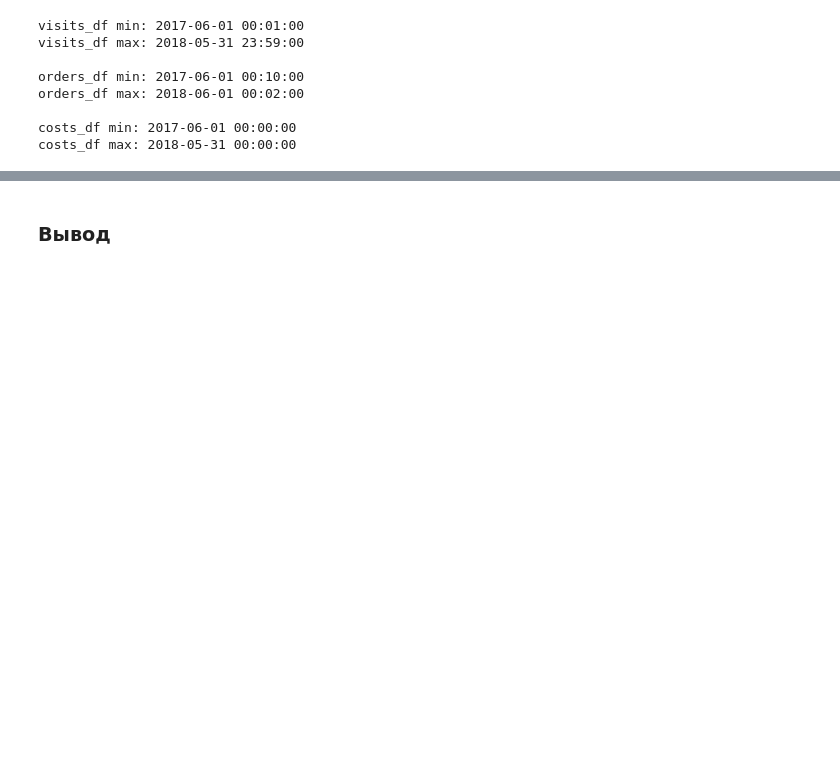
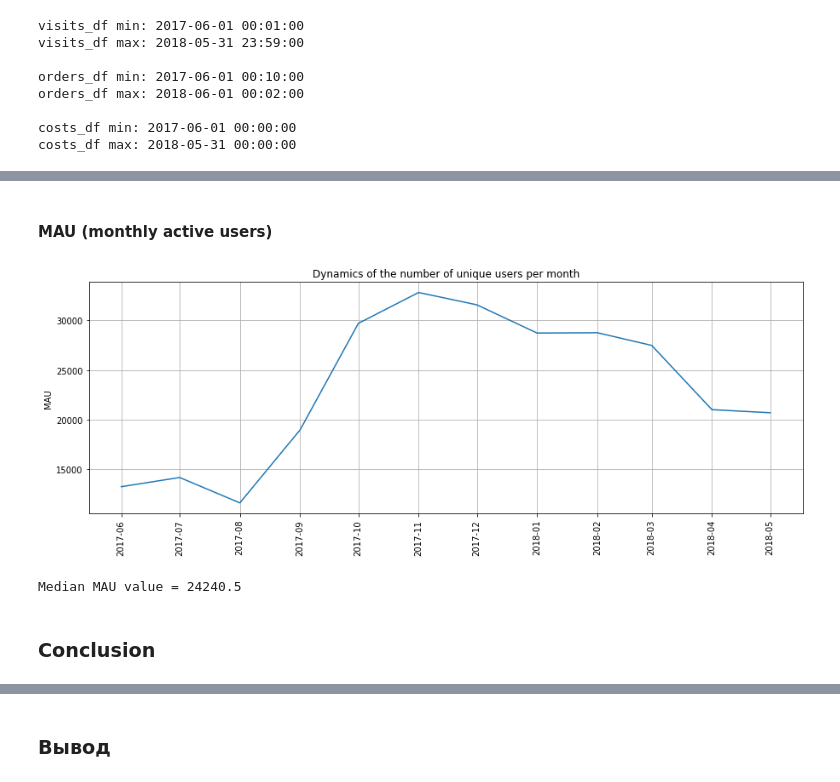
Before and after one commit to dmitryakushev/yandex-praktikum-projects_EN, a Jupyter notebook: marketing_expenses_optimisation_Ya-afisha/marketing_expenses_optimisation_Ya-afisha.ipynb, the cells around one changed output, grey strips where cells are left out. Saved outputs shown, nothing was run; the diff lists cells and outputs as text; code cells hidden in the pictures; blank space fills up the shorter version.

```diff
--- a/marketing_expenses_optimisation_Ya-afisha/marketing_expenses_optimisation_Ya-afisha.ipynb
+++ b/marketing_expenses_optimisation_Ya-afisha/marketing_expenses_optimisation_Ya-afisha.ipynb
@@ -224,0 +341,28 @@ for df in dfs:
+# %% [markdown]
+#### MAU (monthly active users)
+# %%
+mau = visits_df.groupby('session_month').agg(
+    n_uid = pd.NamedAgg(column='uid', aggfunc='nunique')
+).reset_index()
+
+# Let's display MAU changes during the year
+fig, ax = plt.subplots(figsize = (15, 5))
+plt.plot('session_month', 'n_uid', data=mau)
+# Let's set xticks format as year-month
+ax.xaxis.set_major_locator(mdates.MonthLocator())
+ax.xaxis.set_major_formatter(mdates.DateFormatter('%Y-%m'))
+plt.xticks(rotation = 90)
+plt.xticks(mau['session_month'].unique())
+plt.title('Dynamics of the number of unique users per month')
+plt.ylabel('MAU')
+plt.grid()
+plt.show()
+
+# Let's calculate median MAU
+mau_median = mau['n_uid'].median()
+print("Median MAU value = " + str(mau_median))
+# %% [output]
+[figure, added]
+Median MAU value = 24240.5
+# %% [markdown]
+### Conclusion
```
Also changed, not shown: parts of 236 cells of this notebook, 1 other file.
